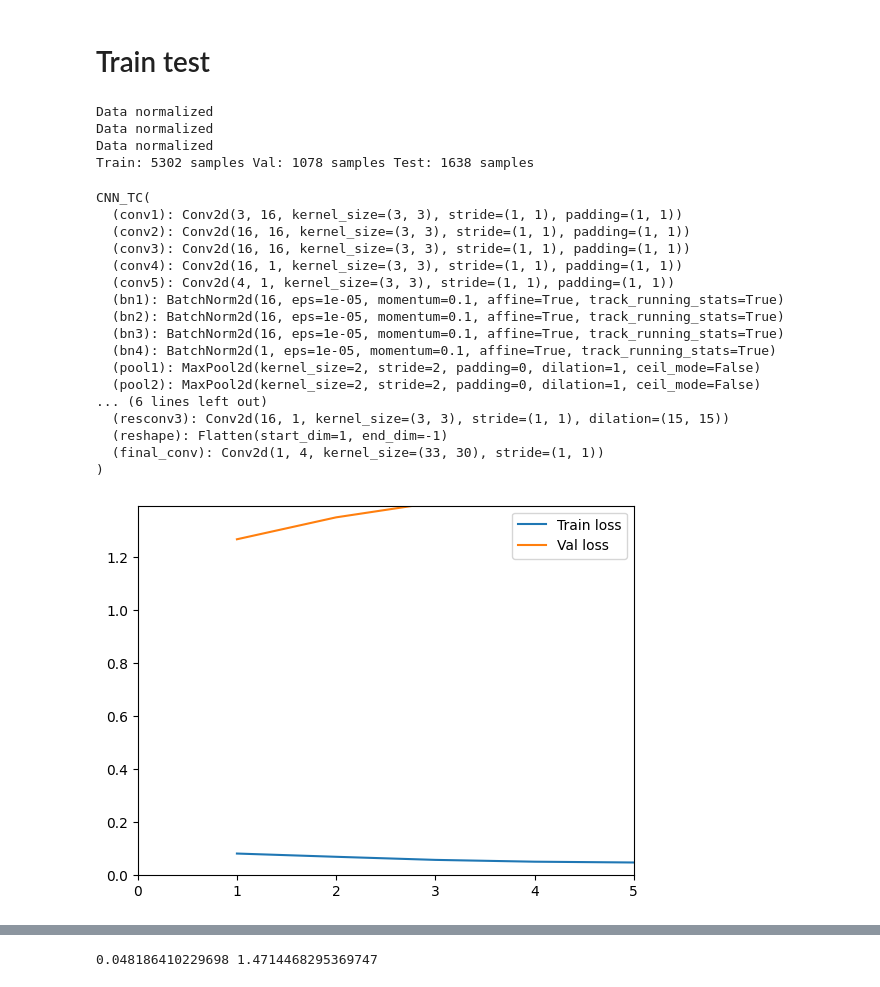
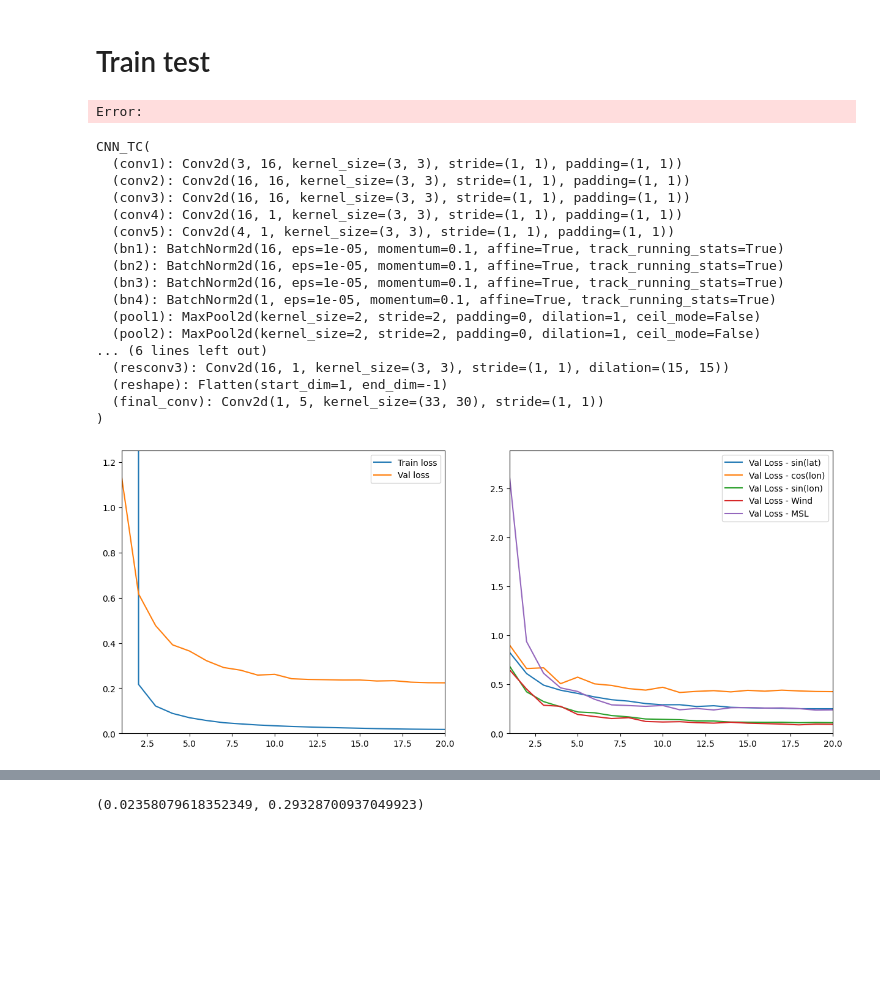
Before and after one commit to msgomez06/TCBench_0.1, a Jupyter notebook: scripts/dataset_test.ipynb, the cells around one changed output, grey strips where cells are left out. Saved outputs shown, nothing was run; the diff lists cells and outputs as text; code cells hidden in the pictures; blank space fills up the shorter version.

Commit message:
dataset modifs

```diff
--- a/scripts/dataset_test.ipynb
+++ b/scripts/dataset_test.ipynb
@@ -73,0 +213,6 @@ dataset.split_data(data_path=data_path, model_name=model_name, splits=splits, mo
+# %%
+splits = {'train_val': 0.8, 'test': 0.2}
+val_split = 0.25
+model_name = "graphcast"
+data_path = "/work/FAC/FGSE/IDYST/tbeucler/default/raw_data/ML_PREDICT/"
+mode = "deterministic"
@@ -74,19 +221,12 @@ dataset.split_data(data_path=data_path, model_name=model_name, splits=splits, mo
 # %%
-%load_ext autoreload
-%autoreload 2
+train_dataset = dataset.TCData(data_path="/work/FAC/FGSE/IDYST/tbeucler/default/raw_data/ML_PREDICT/",
+                             small=False, data_type='train', normalize=True, model_name=model_name, mode="deterministic")
+val_dataset = dataset.TCData(data_path="/work/FAC/FGSE/IDYST/tbeucler/default/raw_data/ML_PREDICT/",
+                             small=False, data_type='val', normalize=True, model_name=model_name, mode="deterministic")
+test_dataset = dataset.TCData(data_path="/work/FAC/FGSE/IDYST/tbeucler/default/raw_data/ML_PREDICT/",
+                             small=False, data_type='test', normalize=True, model_name=model_name, mode="deterministic")
 
-import dataset
-from model import CNN_TC, train, test
-import torch
-
-train_dataset = dataset.TCData(data_path="/work/FAC/FGSE/IDYST/tbeucler/default/raw_data/ML_PREDICT/",
-                             small=False, data_type='train', normalize=True, model_name="pangu", mode="deterministic")
-val_dataset = dataset.TCData(data_path="/work/FAC/FGSE/IDYST/tbeucler/default/raw_data/ML_PREDICT/",
-                             small=False, data_type='val', normalize=True, model_name="pangu", mode="deterministic")
-test_dataset = dataset.TCData(data_path="/work/FAC/FGSE/IDYST/tbeucler/default/raw_data/ML_PREDICT/",
-                             small=False, data_type='test', normalize=True, model_name="pangu", mode="deterministic")
-
-criterion = torch.nn.MSELoss()
+criterion = torch.nn.MSELoss(reduction='none')
 device = torch.device('cuda' if torch.cuda.is_available() else 'cpu')
 
 train_loader = torch.utils.data.DataLoader(train_dataset, batch_size=16, shuffle=True, num_workers=4)
@@ -94,14 +234,14 @@ val_loader = torch.utils.data.DataLoader(val_dataset, batch_size=1, shuffle=Fals
 test_loader = torch.utils.data.DataLoader(test_dataset, batch_size=1, shuffle=False, num_workers=4)
 
 print(f"Train: {len(train_loader.dataset)} samples", f"Val: {len(val_loader.dataset)} samples", f"Test: {len(test_loader.dataset)} samples")
+train_dataset.summary()
 # %% [output]
-Data normalized
-Data normalized
-Data normalized
-Train: 5302 samples Val: 1078 samples Test: 1638 samples
+Error:
 # %%
 TCmodel = CNN_TC(in_channels=3, out_channels=16)
-optim = torch.optim.Adam(TCmodel.parameters(), lr=0.001)
+epochs = 20
+optim = torch.optim.Adam(TCmodel.parameters(), lr=0.1)
+scheduler = torch.optim.lr_scheduler.CosineAnnealingLR(optim, T_max = epochs, eta_min=0.001)
 print(TCmodel)
 # %% [output]
 CNN_TC(
@@ -119,17 +259,18 @@ CNN_TC(
 ... (6 lines left out)
   (resconv3): Conv2d(16, 1, kernel_size=(3, 3), stride=(1, 1), dilation=(15, 15))
   (reshape): Flatten(start_dim=1, end_dim=-1)
-  (final_conv): Conv2d(1, 4, kernel_size=(33, 30), stride=(1, 1))
+  (final_conv): Conv2d(1, 5, kernel_size=(33, 30), stride=(1, 1))
 )
 # %%
-train_losses, val_losses = train(model=TCmodel, train_loader=train_loader, val_loader=val_loader, optimizer=optim, criterion=criterion, device=device, epochs=50)
+train_losses, val_losses = train(model=TCmodel, train_loader=train_loader, val_loader=val_loader,
+                                 optimizer=optim, scheduler=scheduler, criterion=criterion, device=device, epochs=epochs)
 # %% [output]
-[figure, old version]
+[figure, new version]
 [interactive output not drawn]
-# %%
-print(train_losses.min(), val_losses.max())
-# %% [output]
-0.048186410229698 1.4714468295369747
+# %%
+train_losses[-1], val_losses[-1]
+# %% [output]
+(0.02358079618352349, 0.29328700937049923)
 # %%
 test_losses = test(model=TCmodel, test_loader=test_loader, criterion=criterion, device=device)
 print(test_losses)
```
Also changed, not shown: parts of 33 cells of this notebook, 1 other file.
